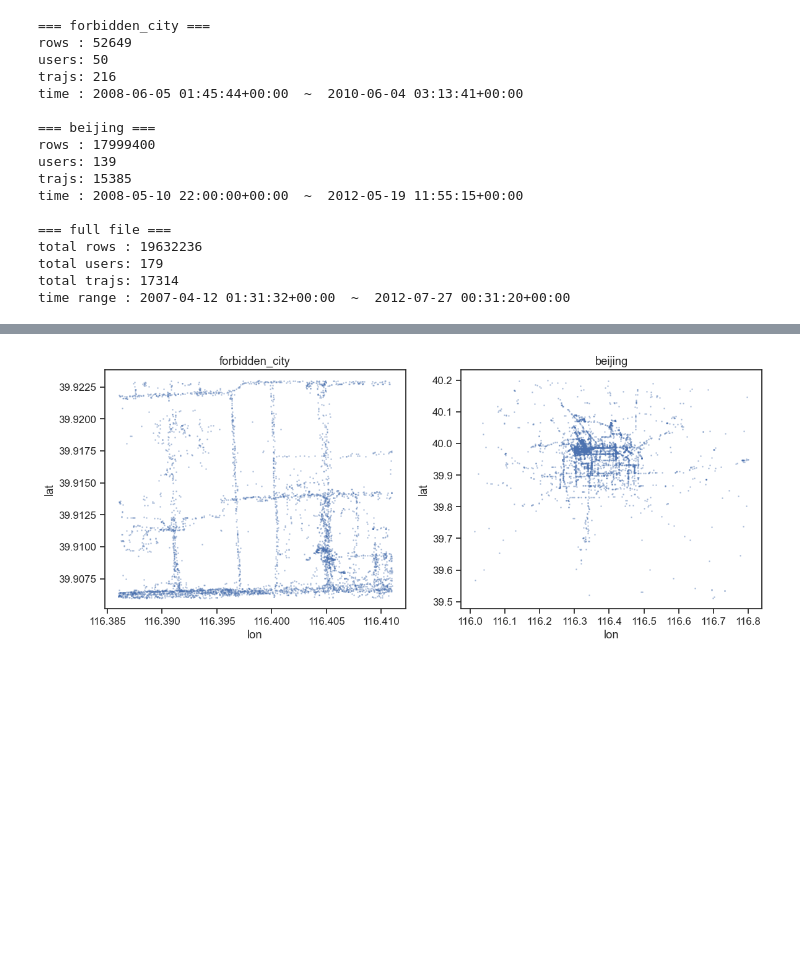
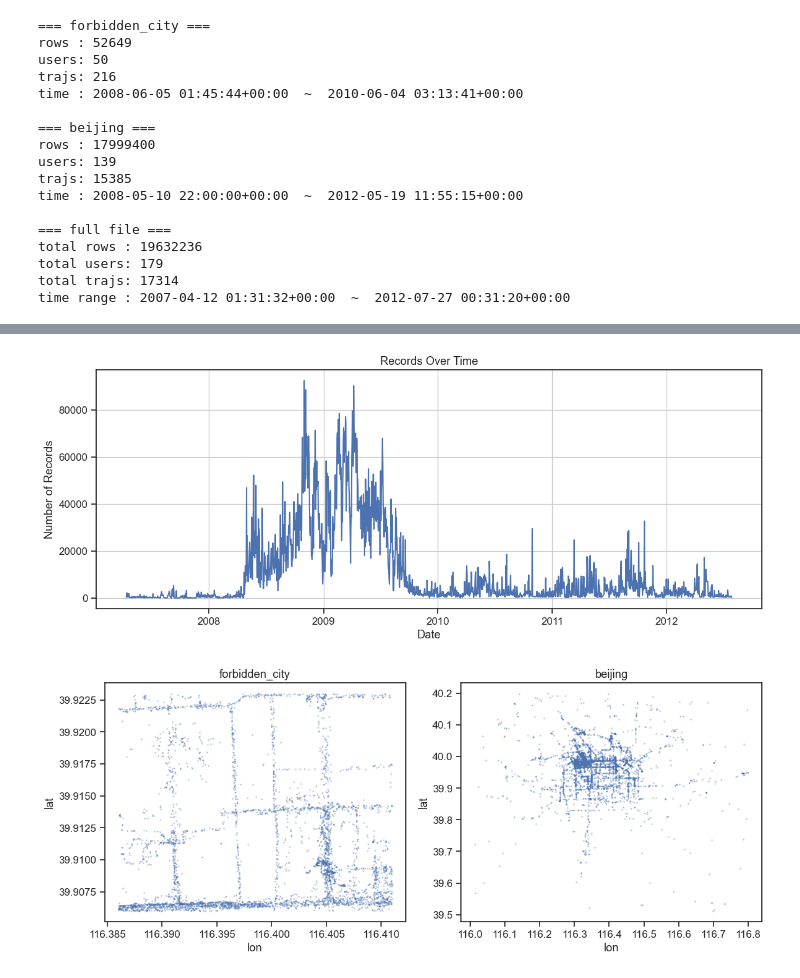
Before and after one commit to yezhan14promax/P2PSTA, a Jupyter notebook: implementation/py/verify_query_intervals.ipynb, the cells around one changed output, grey strips where cells are left out. Drawn from its saved outputs; the diff is of its cells as text; code cells hidden in the pictures; blank space fills up the shorter version.

```diff
--- a/implementation/py/verify_query_intervals.ipynb
+++ b/implementation/py/verify_query_intervals.ipynb
@@ -109,3 +136,17 @@ time range : 2007-04-12 01:31:32+00:00  ~  2012-07-27 00:31:20+00:00
+# %%
+#数据的时间分布
+df['date'] = df['datetime'].dt.date
+date_counts = df['date'].value_counts().sort_index()
+plt.figure(figsize=(12, 5))
+plt.plot(date_counts.index, date_counts.values, linestyle='-')
+plt.xlabel('Date')
+plt.ylabel('Number of Records')
+plt.title('Records Over Time')
+plt.grid(True)
+plt.tight_layout()
+plt.show()
+# %% [output]
+[figure, added]
 # %%
 sns.set(style="ticks", font_scale=1.1)
 
```
Also changed, not shown: parts of 6 cells of this notebook, 10 other files.
